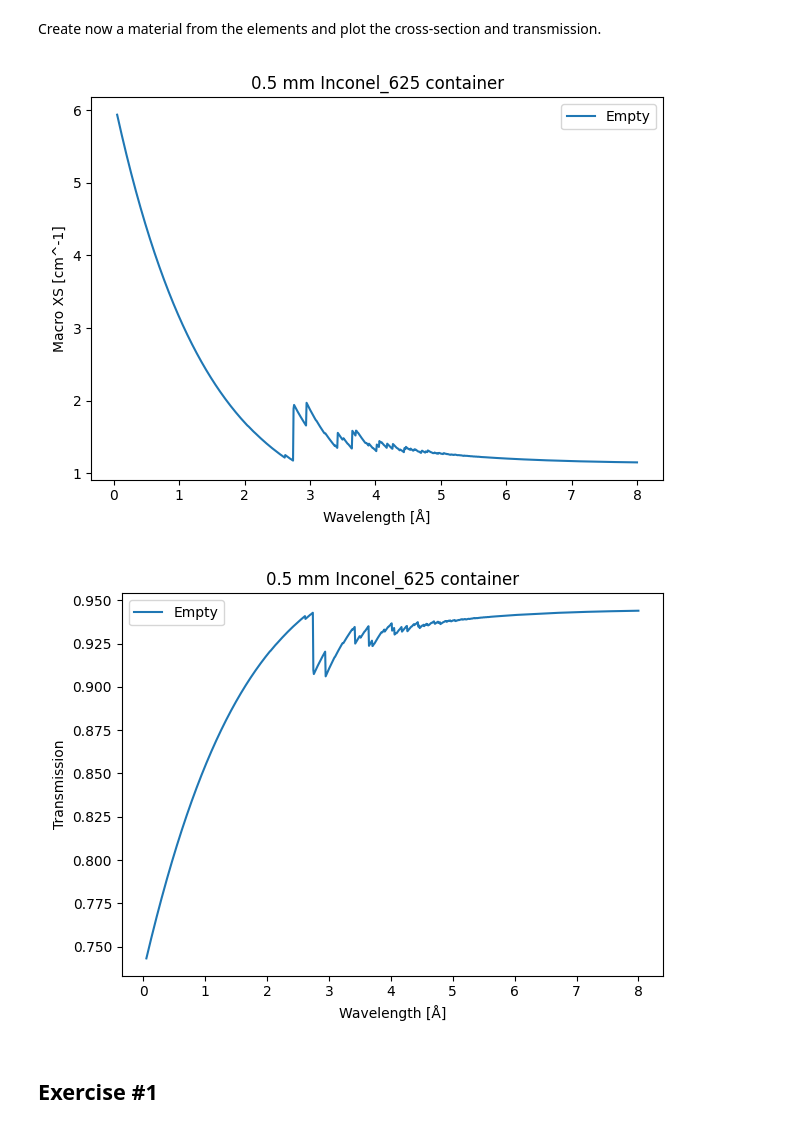
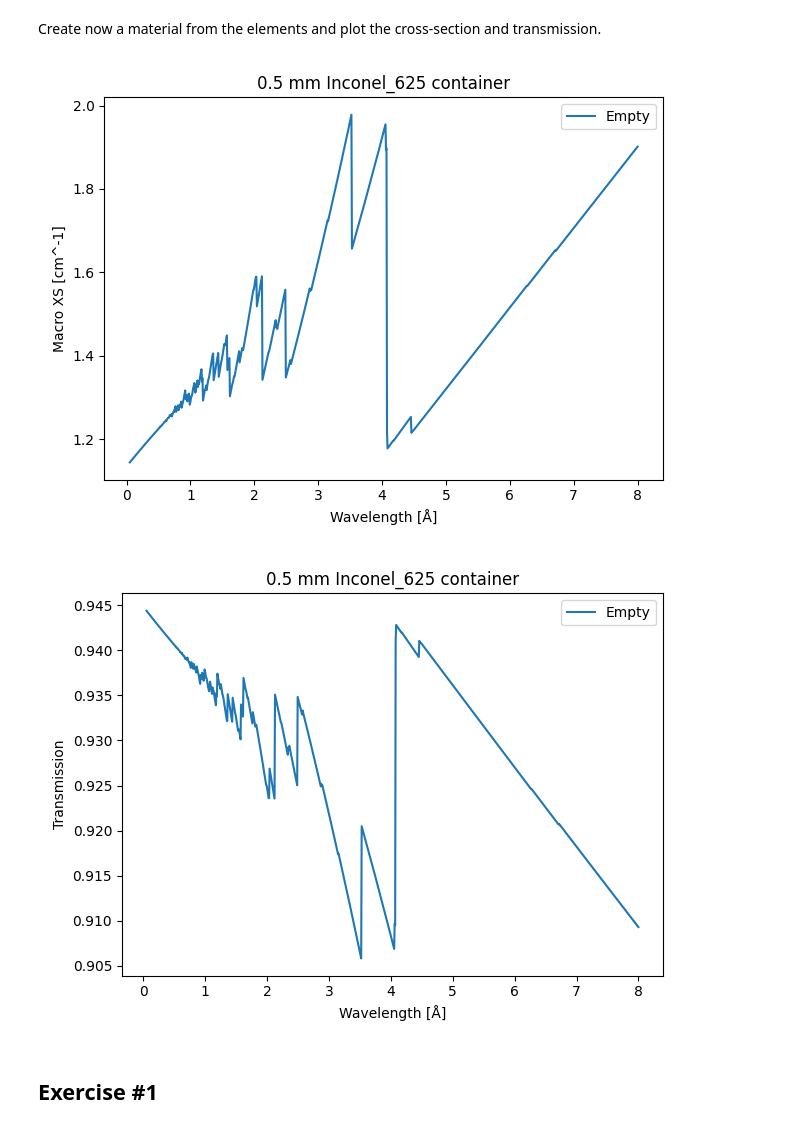
Before and after one commit to mctools/ncrystal-notebooks, a Jupyter notebook: notebooks/contributed/NEUWAVE-12/NEUWAVE_12_Examples_Sample_container_transmission_exercise.ipynb, the cells around one changed output. Cells and saved outputs as stored; diff of their text form; code cells hidden in the pictures.

```diff
--- a/notebooks/contributed/NEUWAVE-12/NEUWAVE_12_Examples_Sample_container_transmission_exercise.ipynb
+++ b/notebooks/contributed/NEUWAVE-12/NEUWAVE_12_Examples_Sample_container_transmission_exercise.ipynb
@@ -74,31 +74,31 @@ Create now a material from the elements and plot the cross-section and transmiss
 # %%
 fig = plt.figure()
 fig.patch.set_facecolor('white')
 fig.patch.set_alpha(1)
 
 material = {'Name': 'Inconel_625', 'Density':8.440, 'Composition':{'Ni': 6.317E-1, 'Cu': 3.333E-3, 'Fe': 5.000E-2, 'Mn': 5.000E-3, 'Si': 5.000E-3, 'C': 1.000E-3, 'Al': 0.000E0, 'Ti': 4.000E-3, 'Cr': 2.000E-1, 'Mo': 1.000E-1}}
 
 container_thickness = 0.05 # cm
 
 xs = np.zeros(len(wl))
 for element, fraction in material['Composition'].items():
   N = material['Density']*fraction*NC.constants.constant_avogadro*1e-24/NC.atomDB(element).averageMassAMU()
-  xs += N*get_xs(E, element)
+  xs += N*get_xs(NC.wl2ekin(wl), element)
 
 plt.plot(wl,xs, label='Empty')
 plt.xlabel('Wavelength [Å]')
 plt.ylabel('Macro XS [cm^-1]')
 plt.title(f'{container_thickness*10} mm {material["Name"]} container')
 a = plt.legend()
 plt.figure()
 plt.plot(wl,np.exp(-xs*container_thickness), label='Empty')
 plt.xlabel('Wavelength [Å]')
 plt.ylabel('Transmission')
 plt.title(f'{container_thickness*10} mm {material["Name"]} container')
 a = plt.legend()
 # %% [output]
-[figure, old version]
+[figure, new version]
-[figure, old version]
+[figure, new version]
 # %% [markdown]
 ## Exercise #1
 # %% [markdown]
```
Also changed, not shown: parts of 1 cell of this notebook, 2 other files.
